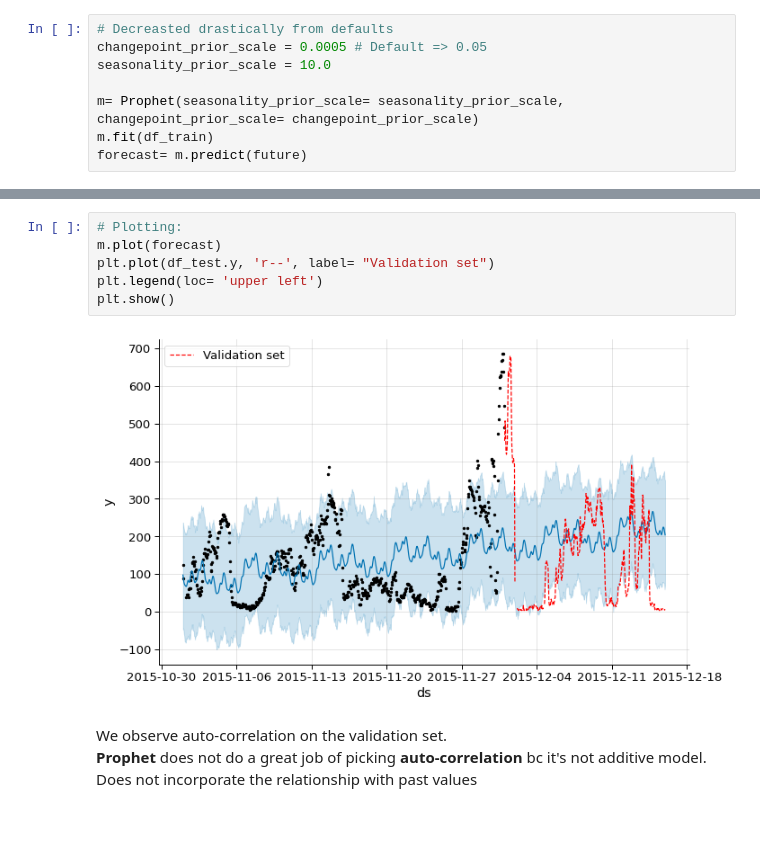
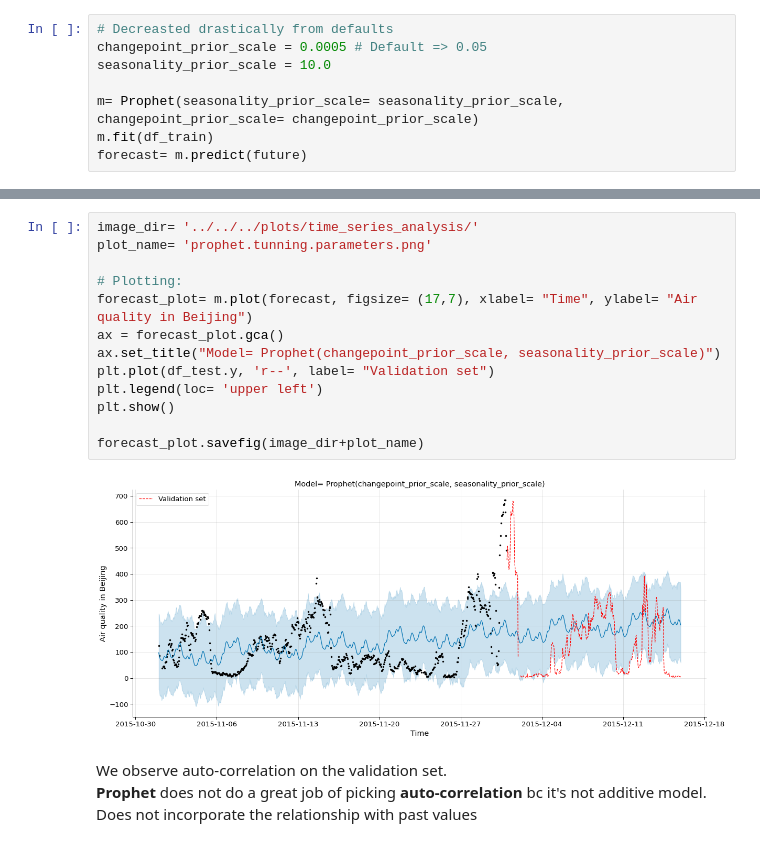
Before and after one commit to razielar/coursera_time_series_forecasting, a Jupyter notebook: time_series_analysis/week_3/3_fb_prophet/2_fb_prophet_exercise.ipynb, the cells around one changed output, grey strips where cells are left out. Saved outputs shown, nothing was run; the diff lists cells and outputs as text.

Commit message:
prophet parameters exercise done

```diff
--- a/time_series_analysis/week_3/3_fb_prophet/2_fb_prophet_exercise.ipynb
+++ b/time_series_analysis/week_3/3_fb_prophet/2_fb_prophet_exercise.ipynb
@@ -287,11 +301,18 @@ forecast= m.predict(future)
 # %%
+image_dir= '../../../plots/time_series_analysis/'
+plot_name= 'prophet.tunning.parameters.png'
+
 # Plotting:
-m.plot(forecast)
+forecast_plot= m.plot(forecast, figsize= (17,7), xlabel= "Time", ylabel= "Air quality in Beijing")
+ax = forecast_plot.gca()
+ax.set_title("Model= Prophet(changepoint_prior_scale, seasonality_prior_scale)")
 plt.plot(df_test.y, 'r--', label= "Validation set")
 plt.legend(loc= 'upper left')
 plt.show()
+
+forecast_plot.savefig(image_dir+plot_name)
 # %% [output]
-[figure, old version]
+[figure, new version]
 # %% [markdown]
 We observe auto-correlation on the validation set.
 **Prophet** does not do a great job of picking **auto-correlation** bc it's not additive model. Does not incorporate the relationship with past values
```
Also changed, not shown: parts of 7 cells of this notebook, 2 other files.
